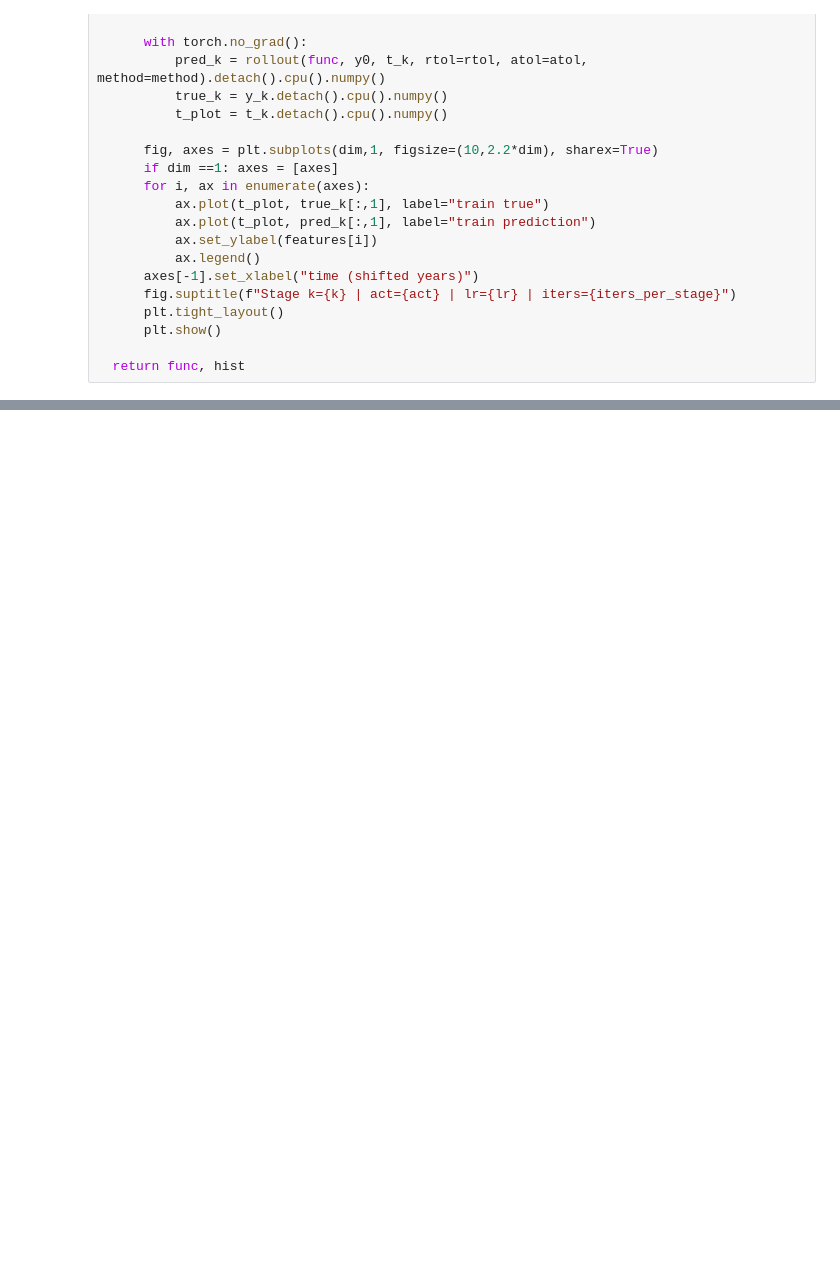
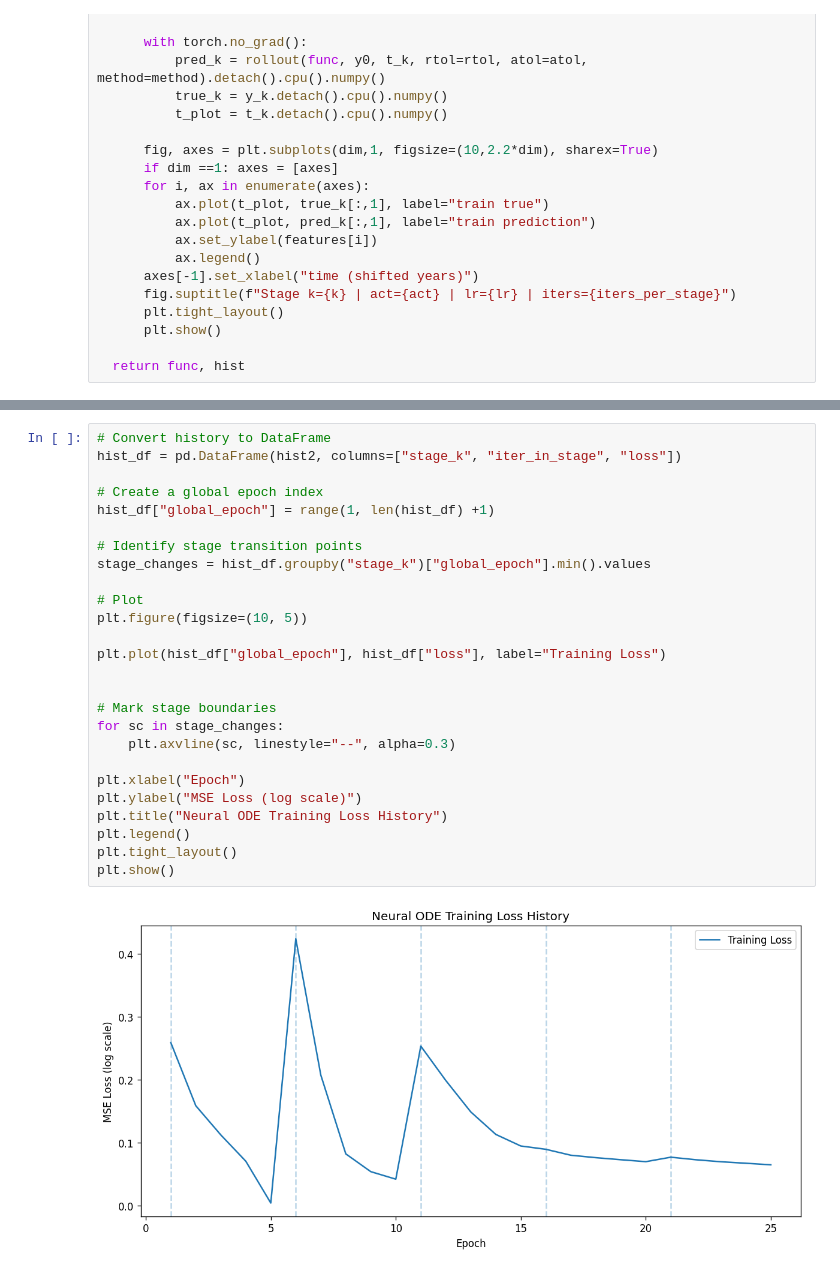
Before and after one commit to jaredlan1/getting_started_with_ML, a Jupyter notebook: HW5.ipynb, the cells around one changed output, grey strips where cells are left out. Drawn from its saved outputs; the diff is of its cells as text; blank space fills up the shorter version.

```diff
--- a/HW5.ipynb
+++ b/HW5.ipynb
@@ -230,0 +340,28 @@ plt.show()
+# %%
+# Convert history to DataFrame
+hist_df = pd.DataFrame(hist2, columns=["stage_k", "iter_in_stage", "loss"])
+
+# Create a global epoch index
+hist_df["global_epoch"] = range(1, len(hist_df) +1)
+
+# Identify stage transition points
+stage_changes = hist_df.groupby("stage_k")["global_epoch"].min().values
+
+# Plot
+plt.figure(figsize=(10, 5))
+
+plt.plot(hist_df["global_epoch"], hist_df["loss"], label="Training Loss")
+
+
+# Mark stage boundaries
+for sc in stage_changes:
+    plt.axvline(sc, linestyle="--", alpha=0.3)
+
+plt.xlabel("Epoch")
+plt.ylabel("MSE Loss (log scale)")
+plt.title("Neural ODE Training Loss History")
+plt.legend()
+plt.tight_layout()
+plt.show()
+# %% [output]
+[figure, added]
```
Also changed, not shown: parts of 9 cells of this notebook.
